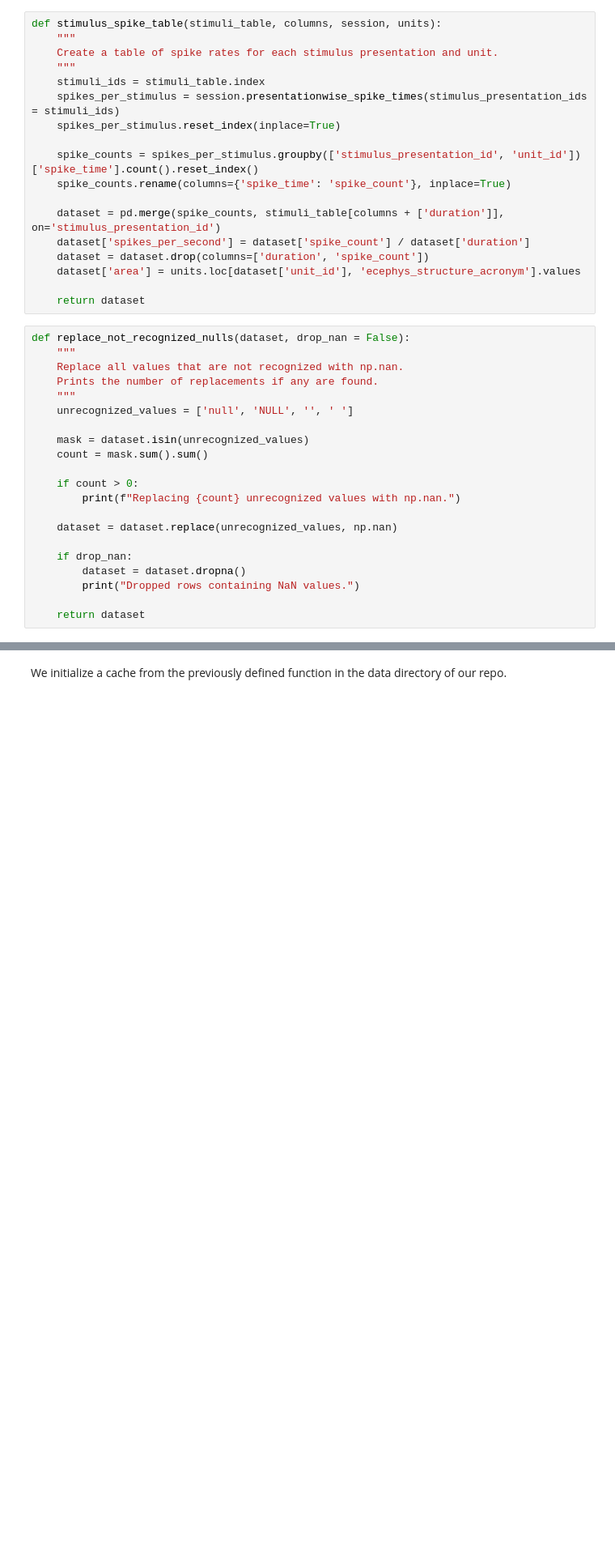
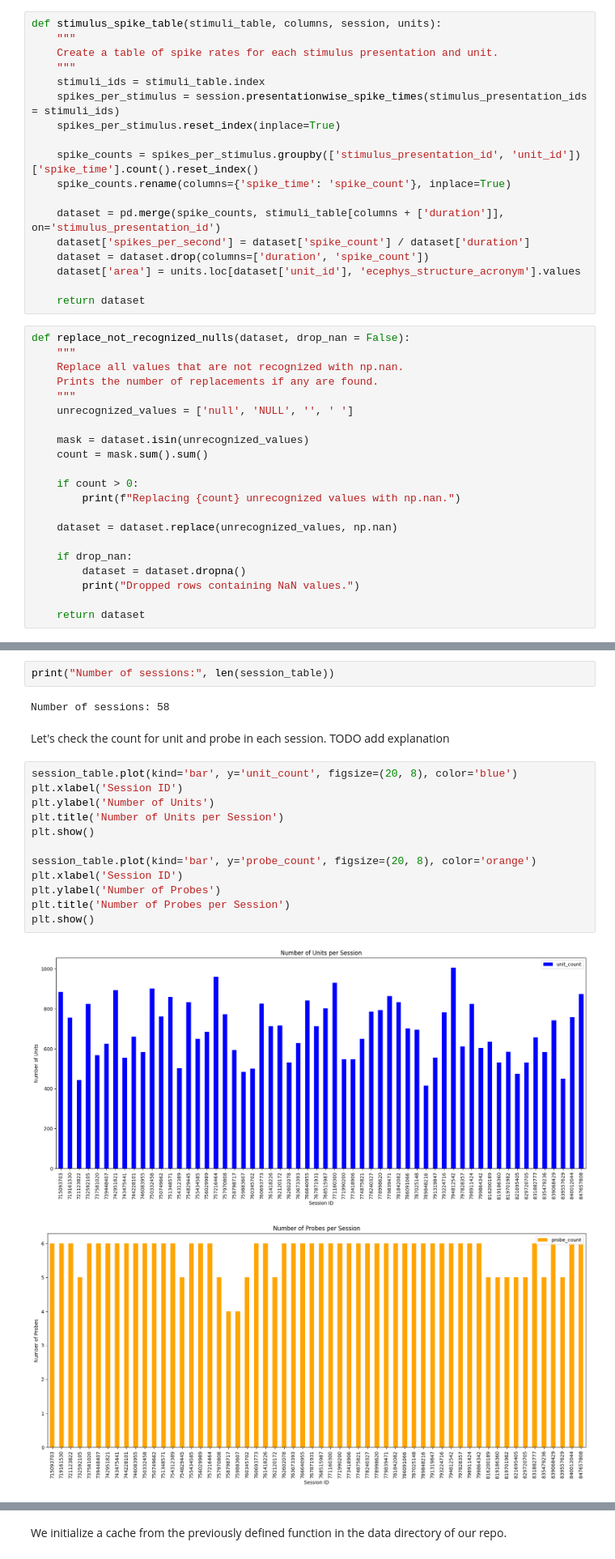
Before and after one commit to FilippoRonzino/mathematical-modelling-for-neuroscience, a Jupyter notebook: import_data.ipynb, the cells around one changed output, grey strips where cells are left out. Shown at 81% size. Saved outputs shown, nothing was run; the diff lists cells and outputs as text; blank space fills up the shorter version.

Commit message:
session analysis added

```diff
--- a/import_data.ipynb
+++ b/import_data.ipynb
@@ -59,0 +152,22 @@ def replace_not_recognized_nulls(dataset, drop_nan = False):
+# %%
+print("Number of sessions:", len(session_table))
+# %% [output]
+Number of sessions: 58
+# %% [markdown]
+Let's check the count for unit and probe in each session.
+TODO add explanation
+# %%
+session_table.plot(kind='bar', y='unit_count', figsize=(20, 8), color='blue')
+plt.xlabel('Session ID')
+plt.ylabel('Number of Units')
+plt.title('Number of Units per Session')
+plt.show()
+
+session_table.plot(kind='bar', y='probe_count', figsize=(20, 8), color='orange')
+plt.xlabel('Session ID')
+plt.ylabel('Number of Probes')
+plt.title('Number of Probes per Session')
+plt.show()
+# %% [output]
+[figure, added]
+[figure, added]
```
Also changed, not shown: parts of 25 cells of this notebook.
